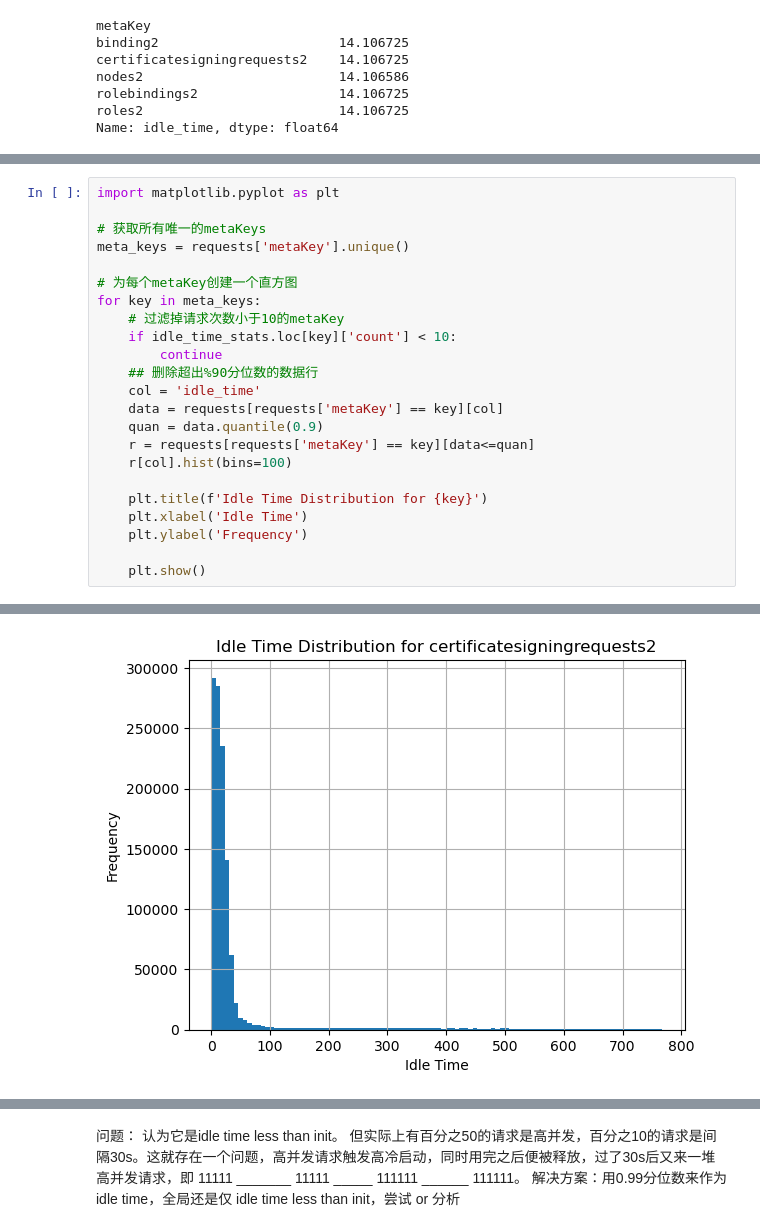
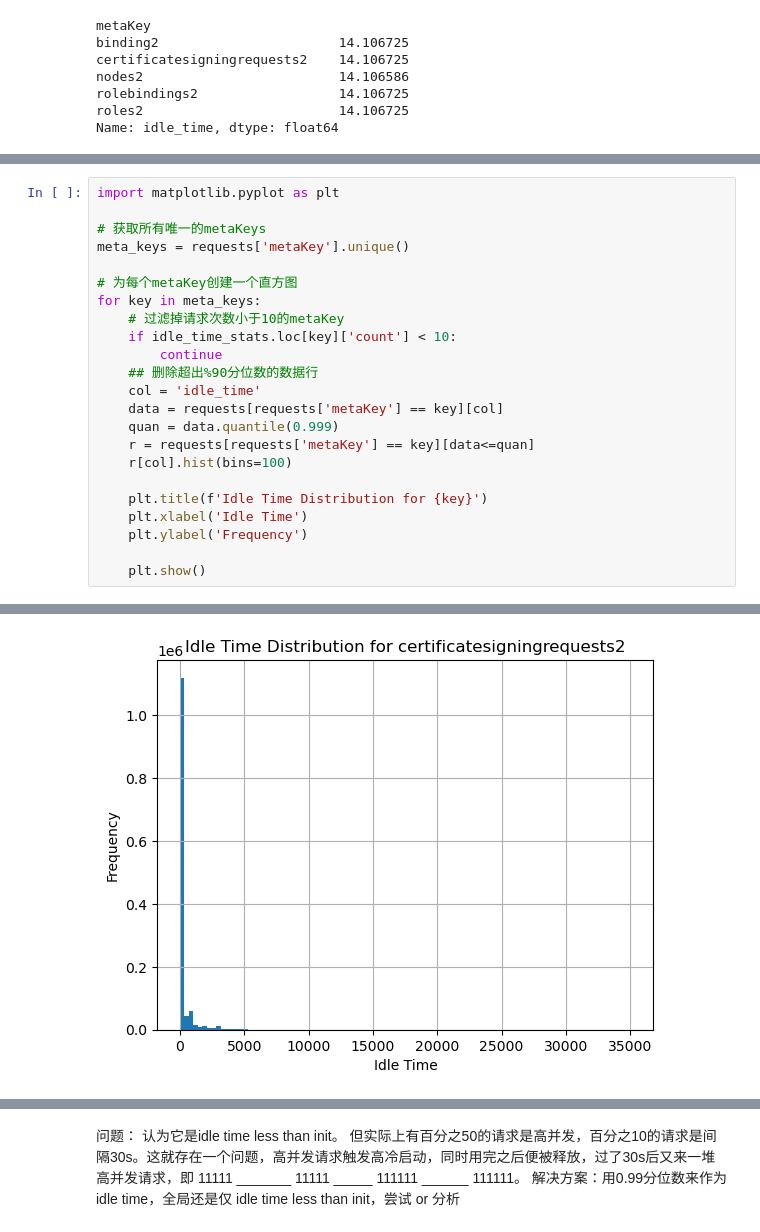
Before and after one commit to yi-ge-dian/scaler, a Jupyter notebook: data/data_training/analysis.ipynb, the cells around one changed output, grey strips where cells are left out. Saved outputs shown, nothing was run; the diff lists cells and outputs as text.

```diff
--- a/data/data_training/analysis.ipynb
+++ b/data/data_training/analysis.ipynb
@@ -96,7 +92,7 @@ for key in meta_keys:
     ## 删除超出%90分位数的数据行
     col = 'idle_time'
     data = requests[requests['metaKey'] == key][col]
-    quan = data.quantile(0.9)
+    quan = data.quantile(0.999)
     r = requests[requests['metaKey'] == key][data<=quan]
     r[col].hist(bins=100)
 
@@ -110 +106 @@ for key in meta_keys:
-[figure, old version]
+[figure, new version]
```
Also changed, not shown: parts of 4 cells of this notebook, 3 other files.
